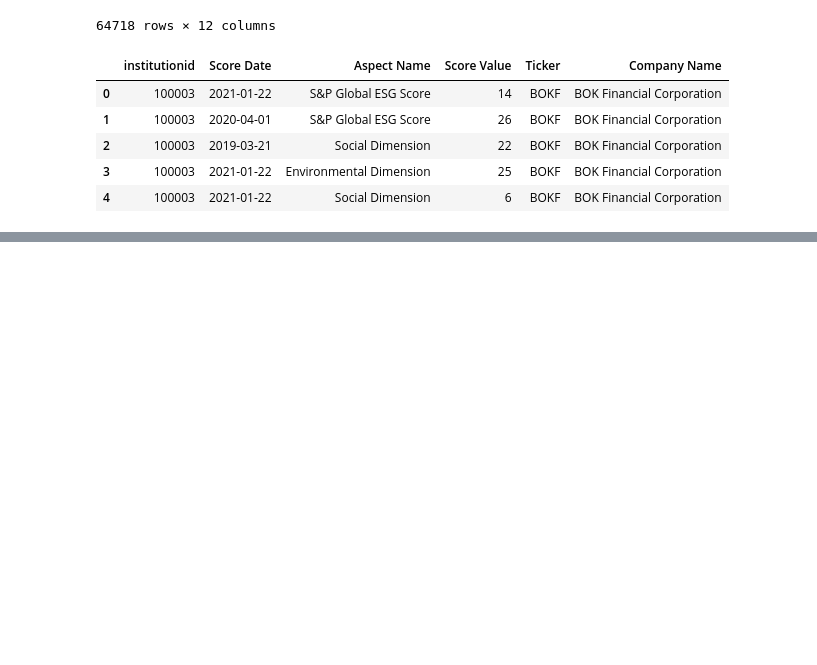
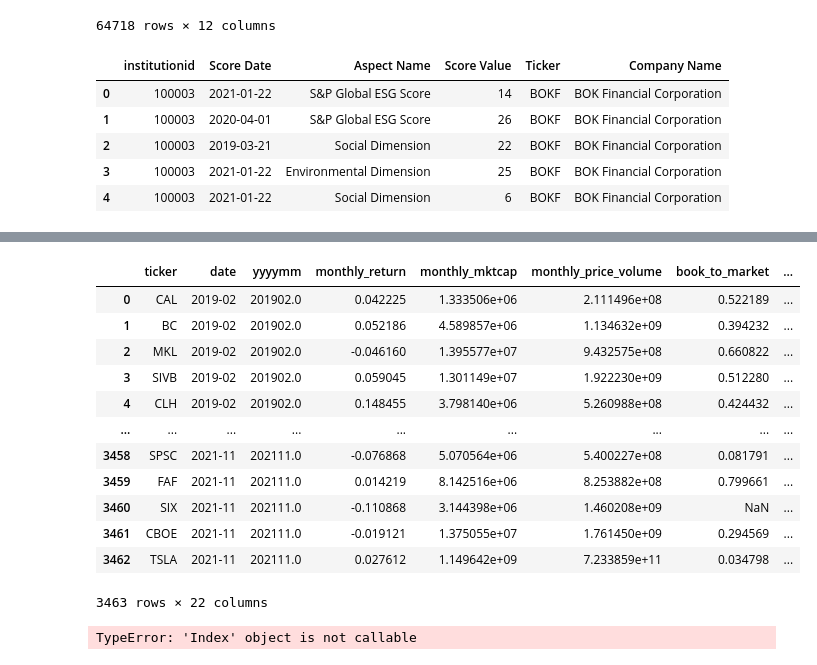
Before and after one commit to TDR474/ESG-Fama-French, a Jupyter notebook: wrds.ipynb, the cells around one changed output, grey strips where cells are left out. Cells and saved outputs as stored; diff of their text form; code cells hidden in the pictures; blank space fills up the shorter version.

Commit message:
Produced Final Excel For Use

```diff
--- a/wrds.ipynb
+++ b/wrds.ipynb
@@ -116,0 +159,24 @@ esg_score_finished.head()
+# %%
+# merge data_price_ratios and esg_score_finished
+# change the date column in data_price_ratios and esg_score_finished to year-month format
+data_price_ratios['date'] = data_price_ratios['date'].dt.strftime('%Y-%m')
+esg_score_finished['date'] = esg_score_finished['date'].dt.strftime('%Y-%m')
+
+# merge data_price_ratios and esg_score_finished
+data_complete = pd.merge(data_price_ratios, esg_score_finished, on=['ticker', 'date'], how='inner')
+# %%
+data_complete
+# %% [output]
+|  | ticker | date | yyyymm | monthly_return | monthly_mktcap | monthly_price_volume | book_to_market | ... |
+| 0 | CAL | 2019-02 | 201902.0 | 0.042225 | 1.333506e+06 | 2.111496e+08 | 0.522189 | ... |
+| 1 | BC | 2019-02 | 201902.0 | 0.052186 | 4.589857e+06 | 1.134632e+09 | 0.394232 | ... |
+| 2 | MKL | 2019-02 | 201902.0 | -0.046160 | 1.395577e+07 | 9.432575e+08 | 0.660822 | ... |
+| 3 | SIVB | 2019-02 | 201902.0 | 0.059045 | 1.301149e+07 | 1.922230e+09 | 0.512280 | ... |
+| 4 | CLH | 2019-02 | 201902.0 | 0.148455 | 3.798140e+06 | 5.260988e+08 | 0.424432 | ... |
+| ... | ... | ... | ... | ... | ... | ... | ... | ... |
+| 3458 | SPSC | 2021-11 | 202111.0 | -0.076868 | 5.070564e+06 | 5.400227e+08 | 0.081791 | ... |
+| 3459 | FAF | 2021-11 | 202111.0 | 0.014219 | 8.142516e+06 | 8.253882e+08 | 0.799661 | ... |
+| 3460 | SIX | 2021-11 | 202111.0 | -0.110868 | 3.144398e+06 | 1.460208e+09 | NaN | ... |
+| 3461 | CBOE | 2021-11 | 202111.0 | -0.019121 | 1.375055e+07 | 1.761450e+09 | 0.294569 | ... |
+| 3462 | TSLA | 2021-11 | 202111.0 | 0.027612 | 1.149642e+09 | 7.233859e+11 | 0.034798 | ... |
+3463 rows × 22 columns
@@ -116,0 +186,32 @@ esg_score_finished.head()
+# %%
+
+# DON't mind these data below, just for record keeping
+# turn tickers_compiled into a dataframe
+#tickers_compiled = pd.DataFrame(tickers_compiled)
+# export to txt file
+# tickers_compiled.to_excel('tickers_compiled.xlsx')
+# VARIABLES
+# variables = ("TICKER", "public_date", "bm", "capital_ratio", "evm", "ptb", "roe")
+# LIBRARY
+# library = ('wrdsapps_finratio')
+# Table
+# table = ('firm_ratio')
+# date_name
+# date_name = ('public_date')
+# ticker_name
+# ticker_name = ('ticker')
+# list tables
+# db.list_tables(library='wrdsapps_finratio')
+# Find all the column names in the table
+# print(db.describe_table(library='wrdsapps_finratio', table='firm_ratio'))
+# Run the following code to see what the schema is for the for any tables in a library
+data_test = db.raw_sql(
+    """
+    SELECT *
+    FROM trucost.wrds_esg
+    LIMIT 6
+    """,
+params=params)
+data_test.columns()
+# %% [output]
+TypeError: 'Index' object is not callable
```
Also changed, not shown: parts of 15 cells of this notebook, 5 other files.
